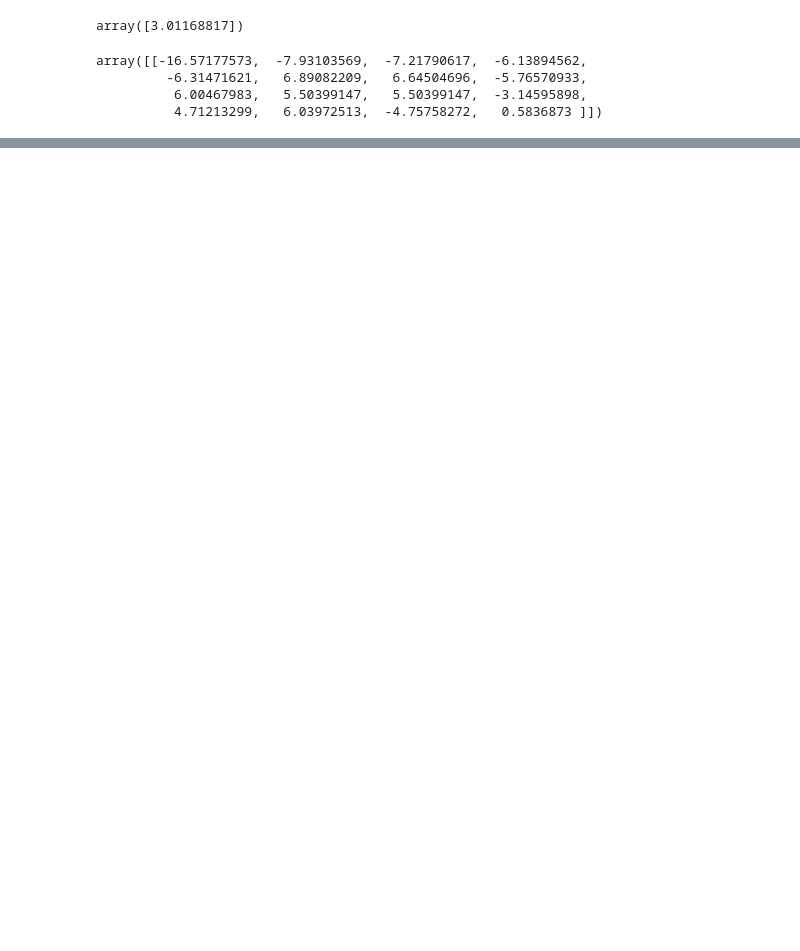
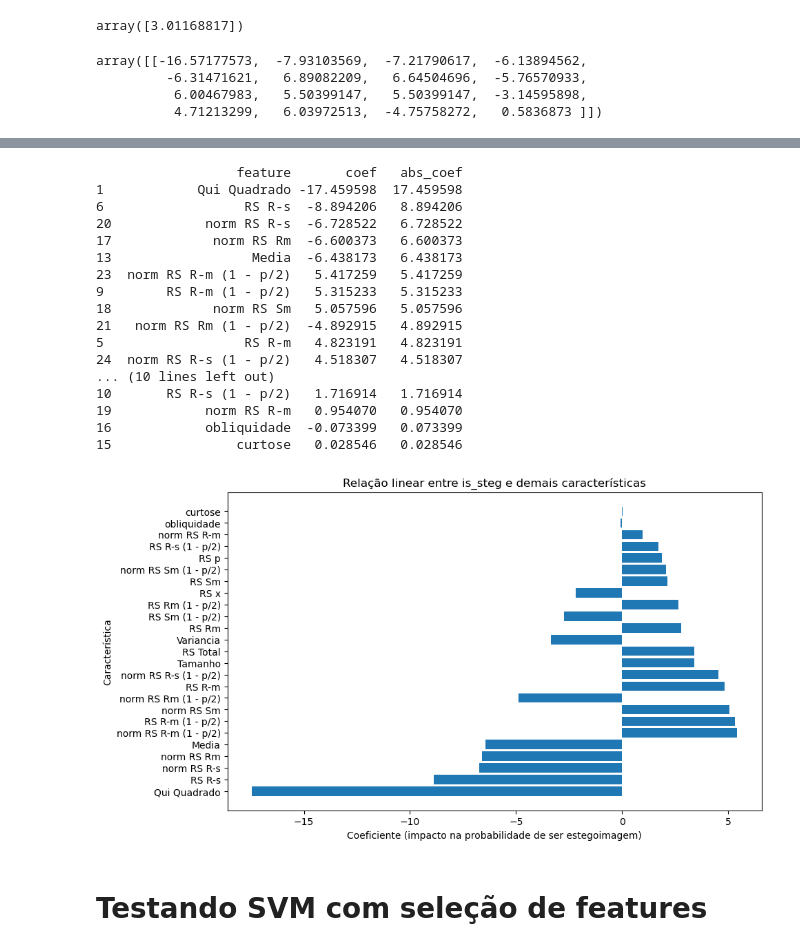
Before and after one commit to Henrique-Gomes/TCC-AI-DS, a Jupyter notebook: TCC - AI&DS - Henrique Gomes de Jesus.ipynb, the cells around one changed output, grey strips where cells are left out. Saved outputs shown, nothing was run; the diff lists cells and outputs as text; code cells hidden in the pictures; blank space fills up the shorter version.

```diff
--- a/TCC - AI&DS - Henrique Gomes de Jesus.ipynb
+++ b/TCC - AI&DS - Henrique Gomes de Jesus.ipynb
@@ -131,7 +131,7 @@ scaler = StandardScaler()
 X_train_scaled = scaler.fit_transform(X_train)
 X_test_scaled = scaler.transform(X_test)
 # %%
-def evaluate_model(model, X_train_use, y_train, X_test_use, X, params):
+def evaluate_model(model, X_train_use, y_train, X_test_use, X, params=None):
 
     cv_scores = cross_val_score(model, X_train_use, y_train, cv=5, scoring='f1')
 
@@ -204,7 +204,8 @@ def evaluate_model(model, X_train_use, y_train, X_test_use, X, params):
 
     # Avaliação detalhada
     print(f"\nAvaliação Detalhada para {name}:")
-    print(f"Melhores Parâmetros: {params}")
+    if params != None:
+        print(f"Melhores Parâmetros: {params}")
     print(f"Cross-Val F1 Mean: {cv_scores.mean():.4f} ± {cv_scores.std():.4f}")
     print(f"Acurácia de Teste: {accuracy:.4f}")
     print(f"Precisão de Teste: {precision:.4f}")
@@ -925,0 +390,41 @@ weighted avg       0.99      0.99      0.99      1726
+# %%
+svc_ex = SVC(C=9.485527090157502, gamma=0.0017787658410143284, kernel='linear', probability=True)  # Dos melhores parâmetros
+svc_ex.fit(X_train_scaled, y_train)
+
+coefs = svc_ex.coef_[0]
+features = X.columns
+
+coef_df = pd.DataFrame({"feature": features, "coef": coefs})
+coef_df["abs_coef"] = coef_df["coef"].abs()
+coef_df = coef_df.sort_values("abs_coef", ascending=False)
+
+print(coef_df)
+
+# Plot
+plt.figure(figsize=(10,6))
+plt.barh(coef_df["feature"], coef_df["coef"])
+plt.xlabel("Coeficiente (impacto na probabilidade de ser estegoimagem)")
+plt.ylabel("Característica")
+plt.title("Relação linear entre is_steg e demais características")
+plt.show()
+# %% [output]
+                  feature       coef   abs_coef
+1            Qui Quadrado -17.459598  17.459598
+6                  RS R-s  -8.894206   8.894206
+20            norm RS R-s  -6.728522   6.728522
+17             norm RS Rm  -6.600373   6.600373
+13                  Media  -6.438173   6.438173
+23  norm RS R-m (1 - p/2)   5.417259   5.417259
+9        RS R-m (1 - p/2)   5.315233   5.315233
+18             norm RS Sm   5.057596   5.057596
+21   norm RS Rm (1 - p/2)  -4.892915   4.892915
+5                  RS R-m   4.823191   4.823191
+24  norm RS R-s (1 - p/2)   4.518307   4.518307
+... (10 lines left out)
+10       RS R-s (1 - p/2)   1.716914   1.716914
+19            norm RS R-m   0.954070   0.954070
+16            obliquidade  -0.073399   0.073399
+15                curtose   0.028546   0.028546
+[figure, new version]
+# %% [markdown]
+# Testando SVM com seleção de features
```
Also changed, not shown: parts of 18 cells of this notebook.
